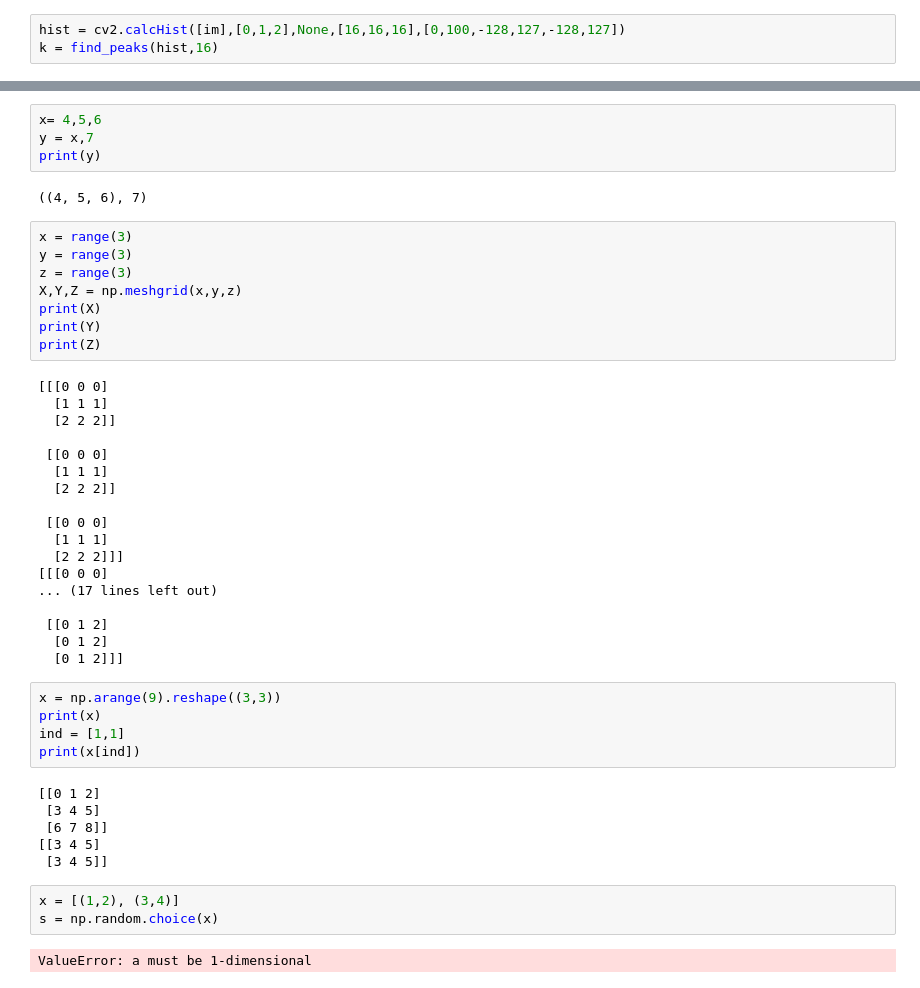
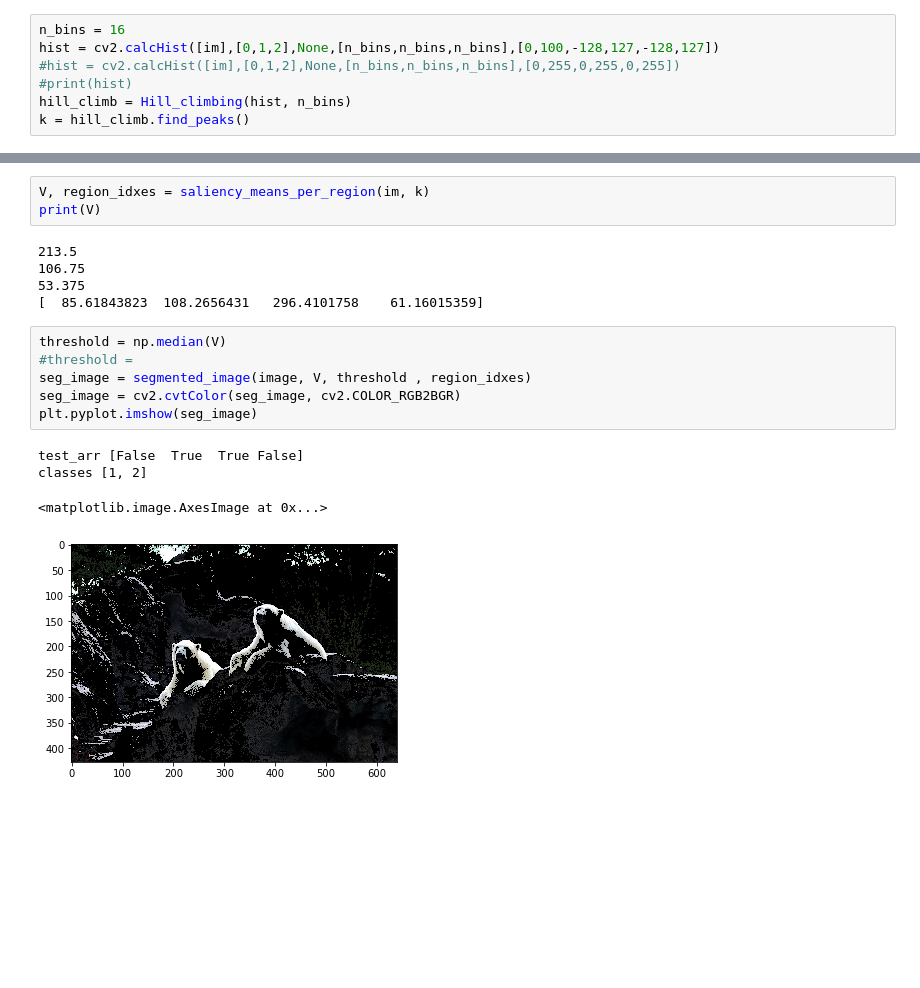
Before and after one commit to MartFire/Saliency-map-segmentation, a Jupyter notebook: Salient Region Detection and Segmentation.ipynb, the cells around one changed output, grey strips where cells are left out. Drawn from its saved outputs; the diff is of its cells as text; blank space fills up the shorter version.

Commit message:
hill_climbing finished (finally)

```diff
--- a/Salient Region Detection and Segmentation.ipynb
+++ b/Salient Region Detection and Segmentation.ipynb
@@ -136,4 +189,8 @@ plt.pyplot.imshow(s,cmap='gray')
 # %%
-hist = cv2.calcHist([im],[0,1,2],None,[16,16,16],[0,100,-128,127,-128,127])
-k = find_peaks(hist,16)
+n_bins = 16
+hist = cv2.calcHist([im],[0,1,2],None,[n_bins,n_bins,n_bins],[0,100,-128,127,-128,127])
+#hist = cv2.calcHist([im],[0,1,2],None,[n_bins,n_bins,n_bins],[0,255,0,255,0,255])
+#print(hist)
+hill_climb = Hill_climbing(hist, n_bins)
+k = hill_climb.find_peaks()
 # %% [output]
@@ -153,48 +203,19 @@ IndexError: index 13 is out of bounds for axis 0 with size 12
-# %%
-x= 4,5,6
-y = x,7
-print(y)
-# %% [output]
-((4, 5, 6), 7)
-# %%
-x = range(3)
-y = range(3)
-z = range(3)
-X,Y,Z = np.meshgrid(x,y,z)
-print(X)
-print(Y)
-print(Z)
-# %% [output]
-[[[0 0 0]
-  [1 1 1]
-  [2 2 2]]
-
- [[0 0 0]
-  [1 1 1]
-  [2 2 2]]
-
- [[0 0 0]
-  [1 1 1]
-  [2 2 2]]]
-[[[0 0 0]
-... (17 lines left out)
-
- [[0 1 2]
-  [0 1 2]
-  [0 1 2]]]
-# %%
-x = np.arange(9).reshape((3,3))
-print(x)
-ind = [1,1]
-print(x[ind])
-# %% [output]
-[[0 1 2]
- [3 4 5]
- [6 7 8]]
-[[3 4 5]
- [3 4 5]]
-# %%
-x = [(1,2), (3,4)]
-s = np.random.choice(x)
-# %% [output]
-ValueError: a must be 1-dimensional
+# %%
+V, region_idxes = saliency_means_per_region(im, k)
+print(V)
+# %% [output]
+213.5
+106.75
+53.375
+[  85.61843823  108.2656431   296.4101758    61.16015359]
+# %%
+threshold = np.median(V)
+#threshold =
+seg_image = segmented_image(image, V, threshold , region_idxes)
+seg_image = cv2.cvtColor(seg_image, cv2.COLOR_RGB2BGR)
+plt.pyplot.imshow(seg_image)
+# %% [output]
+test_arr [False  True  True False]
+classes [1, 2]
+<matplotlib.image.AxesImage at 0x...>
+[figure, added]
```
Also changed, not shown: parts of 5 cells of this notebook.
